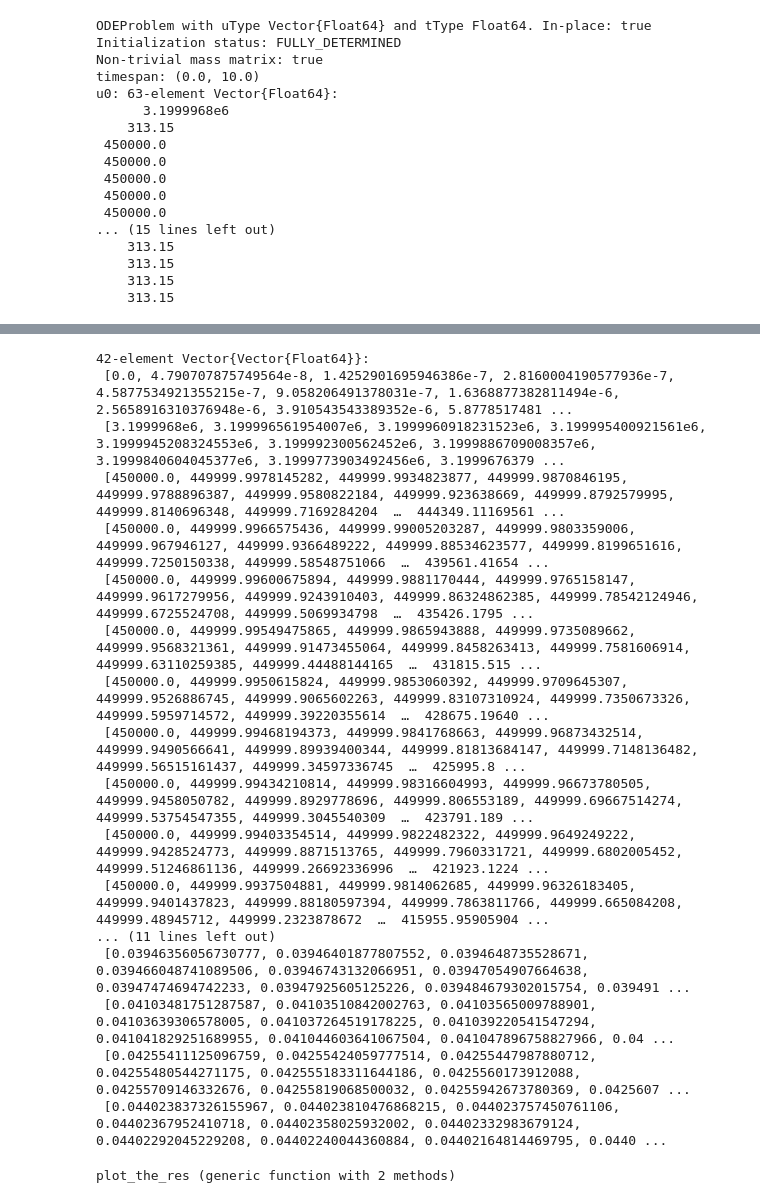
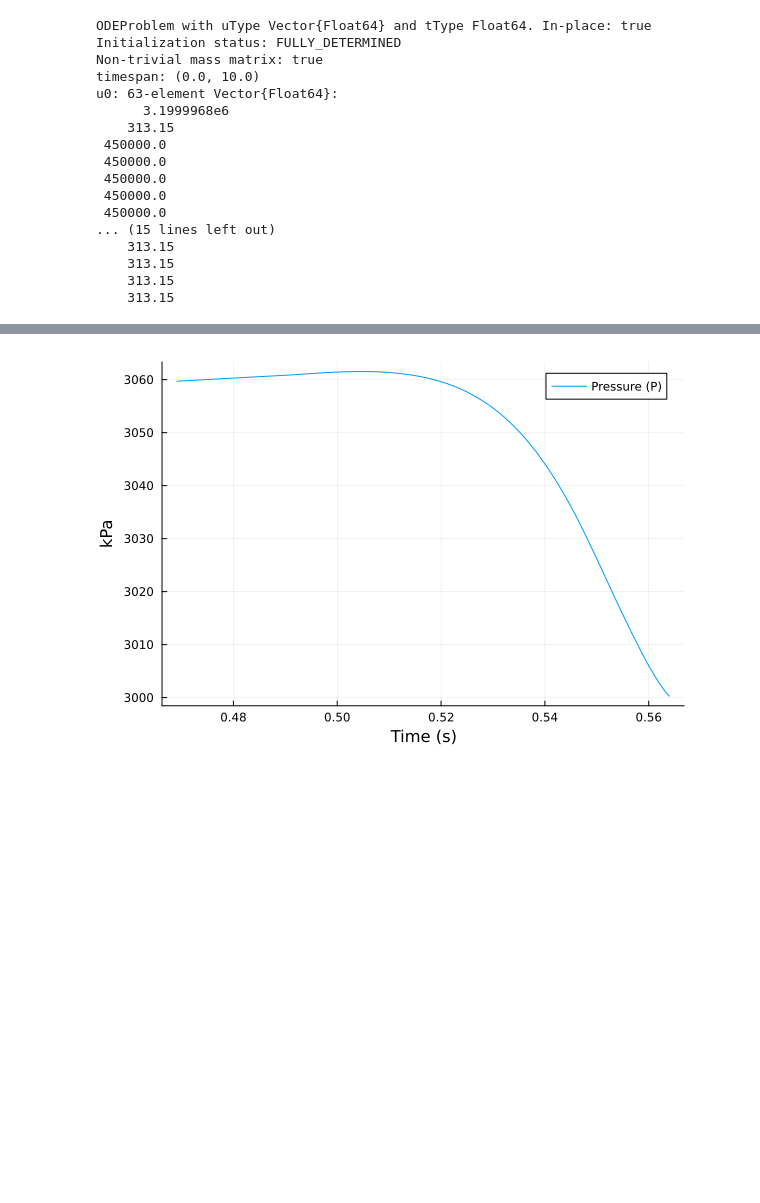
Before and after one commit to PyewDegul/HP_simulation_jl, a Jupyter notebook: 250824_Q11_revised.ipynb, the cells around one changed output, grey strips where cells are left out. Saved outputs shown, nothing was run; the diff lists cells and outputs as text; code cells hidden in the pictures; blank space fills up the shorter version.

```diff
--- a/250824_Q11_revised.ipynb
+++ b/250824_Q11_revised.ipynb
@@ -476,5 +474,5 @@ u0: 63-element Vector{Float64}:
     313.15
 # %%
 # Rodas5P -> QNDF, FBDF -> RadauIIA5 [Stiff ODE solvers]
-sol = solve(prob, Rodas5P(autodiff=false), abstol=1e-5, reltol=1e-3, adaptive=true, progress=true)
+sol = solve(prob, Rodas5P(autodiff=false), abstol=1e-6, reltol=1e-4, adaptive=true)
 # %% [output]
@@ -500,47 +498,35 @@ t: 72-element Vector{Float64}:
 # %%
 function unpack_sys(sys)
     @unpack P, h, mdot_out = sys
 
     # 1. Vectors for P, h, mdot_out
     all_h_sols = [sol[h[i]] for i in 1:N]
     all_mdot_sols = [sol[mdot_out[i]] for i in 1:N]
     # [t, Vector(P), Vector(h1), Vector(h2), ...] Vector{Vector}
     return vcat([sol.t], [sol[P]], all_h_sols, all_mdot_sols)
 end
+function plot_the_res(sol, N=N)
+    # 1. Data extraction
+    sol_t = sol[1]
+    P_sol = sol[2]
+    # h_sol : h1, h2, ... array
+    h_sols = sol[3:(2+N)]
+    mdot_sols = sol[(3+N):end]
+
+    # Restrict view to t >= 0.4
+    i0 = findfirst(>=(0.45), sol_t)
+    i0 === nothing && (i0 = 1)
+    t_view = sol_t[i0:end]
+    P_view = P_sol[i0:end]
+
+    # 2. Plot
+    p1 = Plots.plot(t_view, P_view ./ 1e3, label="Pressure (P)", xlabel="Time (s)", ylabel="kPa")
+    p2 = Plots.plot(sol_t, h_sols[10:end]./ 1e3, xlabel="Time (s)", ylabel="kJ/kg", legend=:best)
+    p3 = Plots.plot(sol_t, mdot_sols[end], label="Mass Flow Rate (mdot)", xlabel="Time (s)", ylabel="kg/s")
+
+    return p1
+end
 sol_real=unpack_sys(sys)
+plot_the_res(sol_real)
 # %% [output]
-42-element Vector{Vector{Float64}}:
- [0.0, 4.790707875749564e-8, 1.4252901695946386e-7, 2.8160004190577936e-7, 4.5877534921355215e-7, 9.058206491378031e-7, 1.6368877382811494e-6, 2.5658916310376948e-6, 3.910543543389352e-6, 5.8778517481 ...
- [3.1999968e6, 3.199996561954007e6, 3.1999960918231523e6, 3.199995400921561e6, 3.1999945208324553e6, 3.199992300562452e6, 3.1999886709008357e6, 3.1999840604045377e6, 3.1999773903492456e6, 3.1999676379 ...
- [450000.0, 449999.9978145282, 449999.9934823877, 449999.9870846195, 449999.9788896387, 449999.9580822184, 449999.923638669, 449999.8792579995, 449999.8140696348, 449999.7169284204  …  444349.11169561 ...
- [450000.0, 449999.9966575436, 449999.99005203287, 449999.9803359006, 449999.967946127, 449999.9366489222, 449999.88534623577, 449999.8199651616, 449999.7250150338, 449999.58548751066  …  439561.41654 ...
- [450000.0, 449999.99600675894, 449999.9881170444, 449999.9765158147, 449999.9617279956, 449999.9243910403, 449999.86324862385, 449999.78542124946, 449999.6725524708, 449999.5069934798  …  435426.1795 ...
- [450000.0, 449999.99549475865, 449999.9865943888, 449999.9735089662, 449999.9568321361, 449999.91473455064, 449999.8458263413, 449999.7581606914, 449999.63110259385, 449999.44488144165  …  431815.515 ...
- [450000.0, 449999.9950615824, 449999.9853060392, 449999.9709645307, 449999.9526886745, 449999.9065602263, 449999.83107310924, 449999.7350673326, 449999.5959714572, 449999.39220355614  …  428675.19640 ...
- [450000.0, 449999.99468194373, 449999.9841768663, 449999.96873432514, 449999.9490566641, 449999.89939400344, 449999.81813684147, 449999.7148136482, 449999.56515161437, 449999.34597336745  …  425995.8 ...
- [450000.0, 449999.99434210814, 449999.98316604993, 449999.96673780505, 449999.9458050782, 449999.8929778696, 449999.806553189, 449999.69667514274, 449999.53754547355, 449999.3045540309  …  423791.189 ...
- [450000.0, 449999.99403354514, 449999.9822482322, 449999.9649249222, 449999.9428524773, 449999.8871513765, 449999.7960331721, 449999.6802005452, 449999.51246861136, 449999.26692336996  …  421923.1224 ...
- [450000.0, 449999.9937504881, 449999.9814062685, 449999.96326183405, 449999.9401437823, 449999.88180597394, 449999.7863811766, 449999.665084208, 449999.48945712, 449999.2323878672  …  415955.95905904 ...
-... (11 lines left out)
- [0.03946356056730777, 0.03946401877807552, 0.0394648735528671, 0.039466048741089506, 0.03946743132066951, 0.03947054907664638, 0.03947474694742233, 0.03947925605125226, 0.039484679302015754, 0.039491 ...
- [0.04103481751287587, 0.04103510842002763, 0.04103565009788901, 0.04103639306578005, 0.041037264519178225, 0.041039220541547294, 0.041041829251689955, 0.041044603641067504, 0.041047896758827966, 0.04 ...
- [0.04255411125096759, 0.04255424059777514, 0.04255447987880712, 0.04255480544271175, 0.042555183311644186, 0.0425560173912088, 0.04255709146332676, 0.04255819068500032, 0.04255942673780369, 0.0425607 ...
- [0.044023837326155967, 0.044023810476868215, 0.044023757450761106, 0.04402367952410718, 0.04402358025932002, 0.04402332983679124, 0.04402292045229208, 0.04402240044360884, 0.04402164814469795, 0.0440 ...
+[figure, added]
-# %%
-function plot_the_res(sol, N=N)
-    # 1. Data extraction
-    sol_t = sol[1]
-    P_sol = sol[2]
-    # h_sol : h1, h2, ... array
-    h_sols = sol[3:(2+N)]
-    mdot_sols = sol[(3+N):end]
-
-    # 2. Plot
-    p1 = Plots.plot(sol_t, P_sol ./ 1e3, label="Pressure (P)", xlabel="Time (s)", ylabel="kPa")
-    p2 = Plots.plot(sol_t, h_sols[10:end]./ 1e3, xlabel="Time (s)", ylabel="kJ/kg", legend=:best)
-    p3 = Plots.plot(sol_t, mdot_sols[end], label="Mass Flow Rate (mdot)", xlabel="Time (s)", ylabel="kg/s")
-
-    return p3
-end
-# %% [output]
-plot_the_res (generic function with 2 methods)
```
Also changed, not shown: parts of 6 cells of this notebook.
